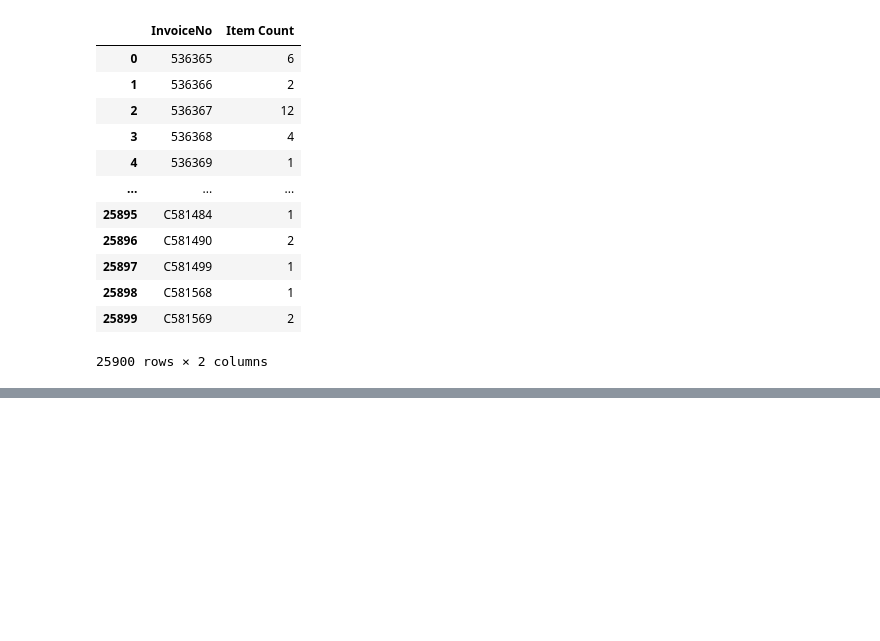
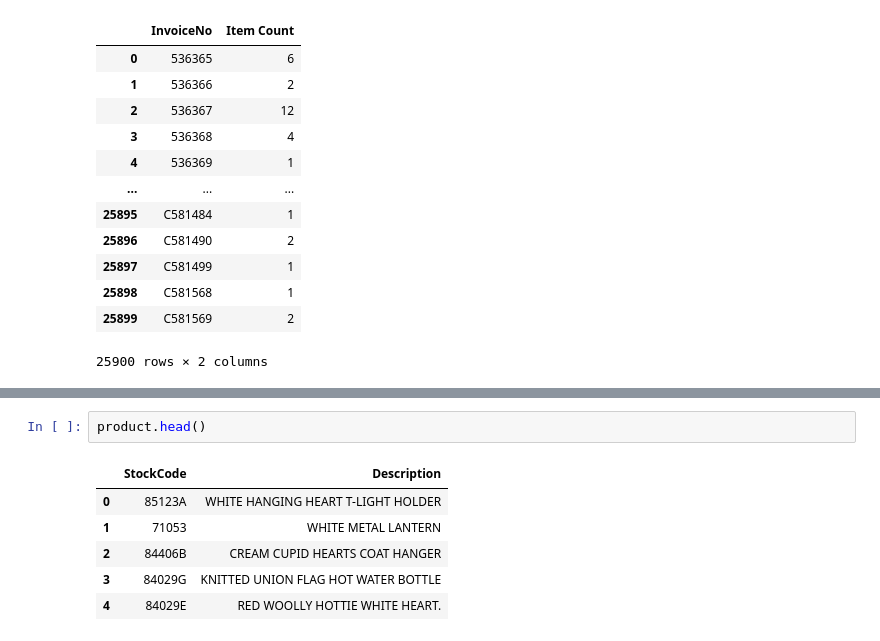
Before and after one commit to debhere/Retail-Customer-Clustering, a Jupyter notebook: Clustering Retail Customers.ipynb, the cells around one changed output, grey strips where cells are left out. Drawn from its saved outputs; the diff is of its cells as text; blank space fills up the shorter version.

```diff
--- a/Clustering Retail Customers.ipynb
+++ b/Clustering Retail Customers.ipynb
@@ -142,0 +170,9 @@ Name: StockCode, Length: 4070, dtype: int64
+# %%
+product.head()
+# %% [output]
+|  | StockCode | Description |
+| 0 | 85123A | WHITE HANGING HEART T-LIGHT HOLDER |
+| 1 | 71053 | WHITE METAL LANTERN |
+| 2 | 84406B | CREAM CUPID HEARTS COAT HANGER |
+| 3 | 84029G | KNITTED UNION FLAG HOT WATER BOTTLE |
+| 4 | 84029E | RED WOOLLY HOTTIE WHITE HEART. |
```
Also changed, not shown: parts of 12 cells of this notebook.
